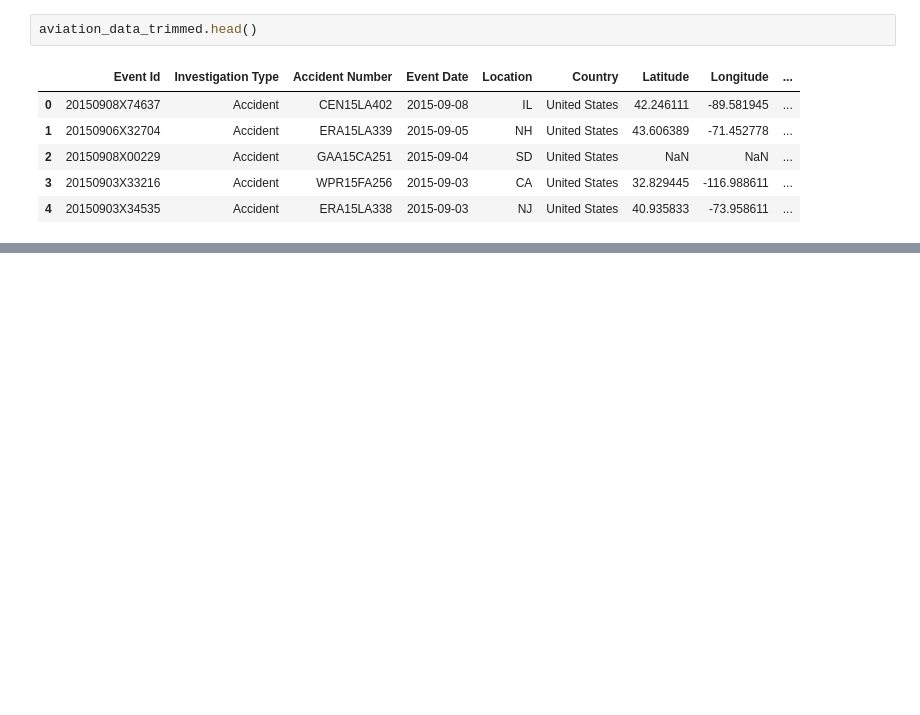
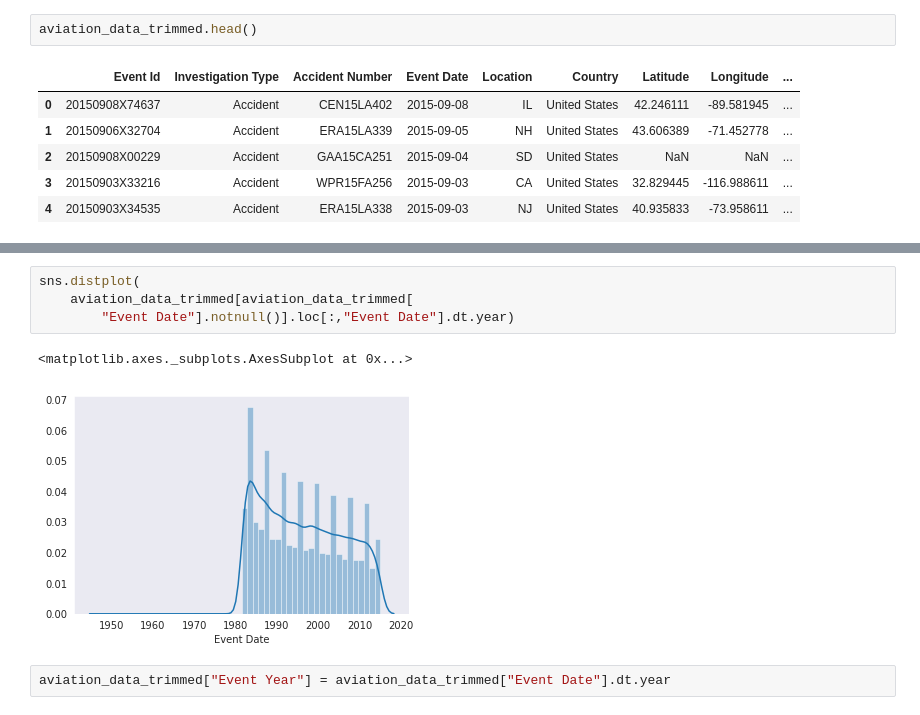
Before and after one commit to asisloustau/creations, a Jupyter notebook: investigating_airplane_accidents/aviation_analysis.ipynb, the cells around one changed output, grey strips where cells are left out. Cells and saved outputs as stored; diff of their text form; blank space fills up the shorter version.

Commit message:
First data visualization

```diff
--- a/investigating_airplane_accidents/aviation_analysis.ipynb
+++ b/investigating_airplane_accidents/aviation_analysis.ipynb
@@ -122,0 +105,9 @@ Name: Purpose of Flight, dtype: int64
+# %%
+sns.distplot(
+    aviation_data_trimmed[aviation_data_trimmed[
+        "Event Date"].notnull()].loc[:,"Event Date"].dt.year)
+# %% [output]
+<matplotlib.axes._subplots.AxesSubplot at 0x...>
+[figure, added]
+# %%
+aviation_data_trimmed["Event Year"] = aviation_data_trimmed["Event Date"].dt.year
```
Also changed, not shown: parts of 3 cells of this notebook.
